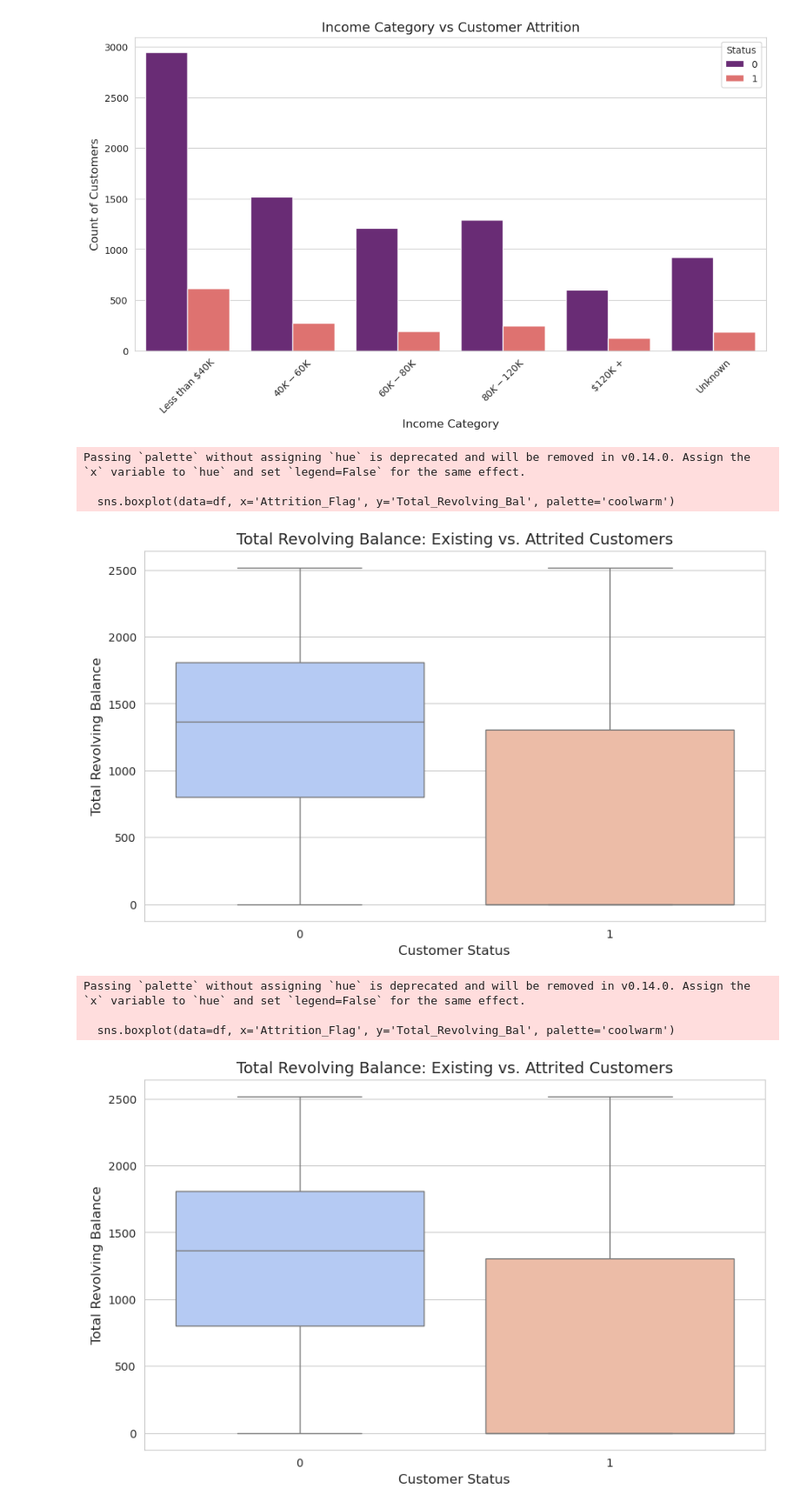
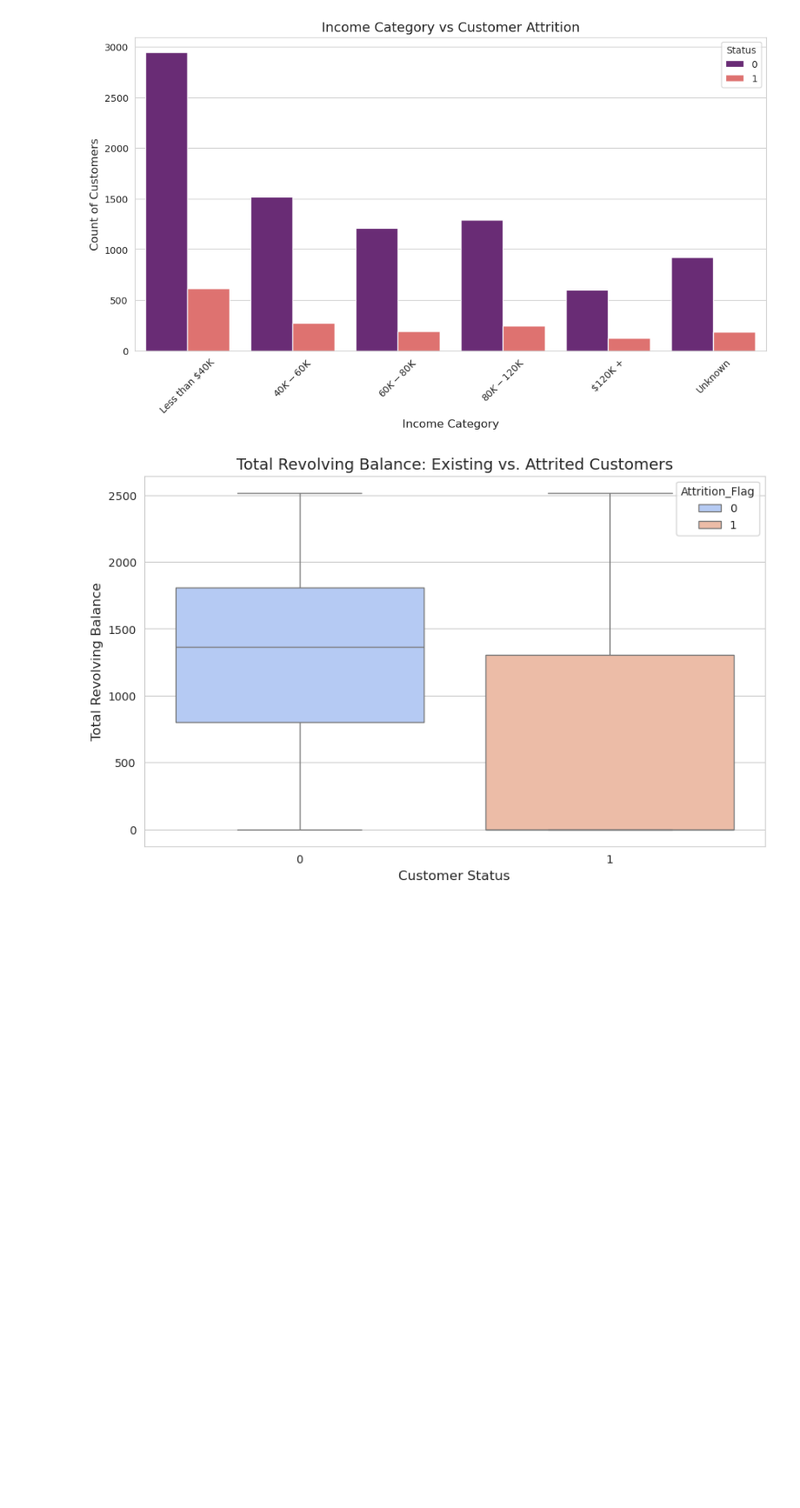
Before and after one commit to efeherek/Predicting-Credit-Card-Attrition, a Jupyter notebook: Project_Jupyter.ipynb, the cells around one changed output. Shown at 87% size. Drawn from its saved outputs; the diff is of its cells as text; code cells hidden in the pictures; blank space fills up the shorter version.

```diff
--- a/Project_Jupyter.ipynb
+++ b/Project_Jupyter.ipynb
@@ -76,3 +104,14 @@ plt.legend(title='Status', labels=['Existing', 'Attrited'])
 plt.show()
 # %% [output]
 [figure]
+# %%
+# Education level an attrition
+df['Education_Level'] = df['Education_Level'].replace('Unknown', df['Education_Level'].mode()[0])
+plt.figure(figsize=(8,5))
+sns.countplot(x='Education_Level', hue='Attrition_Flag', data=df, palette='Set1', order=['Uneducated', 'High School', 'College', 'Graduate', 'Post-Graduate', 'Doctorate'])
+plt.title('Customer Attrition by Education Level')
+plt.xlabel('Education Level')
+plt.ylabel('Count')
+plt.legend(title='Status', labels=['Existing', 'Attrited'])
+plt.savefig('Plots/attrition_by_education.png')
+plt.show()
@@ -135,27 +205,13 @@ plt.show()
 # %% [output]
 [figure]
 # %%
-# Boxplot of Total_Revolving_Bal
+#  Boxplot total revolving balance and relevance to attrition also because of strong correlation in heatmap.
 plt.figure(figsize=(10, 6))
-sns.boxplot(data=df, x='Attrition_Flag', y='Total_Revolving_Bal', palette='coolwarm')
+sns.boxplot(data=df, x='Attrition_Flag', y='Total_Revolving_Bal', hue='Attrition_Flag', palette='coolwarm', legend=True)
 plt.title('Total Revolving Balance: Existing vs. Attrited Customers', fontsize=14)
 plt.xlabel('Customer Status', fontsize=12)
 plt.ylabel('Total Revolving Balance', fontsize=12)
-plt.savefig('boxplot_revolving.png')
-plt.show()# 4. Boxplot of Total_Revolving_Bal
-plt.figure(figsize=(10, 6))
-sns.boxplot(data=df, x='Attrition_Flag', y='Total_Revolving_Bal', palette='coolwarm')
-plt.title('Total Revolving Balance: Existing vs. Attrited Customers', fontsize=14)
-plt.xlabel('Customer Status', fontsize=12)
-plt.ylabel('Total Revolving Balance', fontsize=12)
-plt.savefig('boxplot_revolving.png')
+plt.savefig('Plots/rev_balance_to_attrition.png')
 plt.show()
 # %% [output]
-Passing `palette` without assigning `hue` is deprecated and will be removed in v0.14.0. Assign the `x` variable to `hue` and set `legend=False` for the same effect.
-
-  sns.boxplot(data=df, x='Attrition_Flag', y='Total_Revolving_Bal', palette='coolwarm')
-[figure, old version]
+[figure, new version]
-Passing `palette` without assigning `hue` is deprecated and will be removed in v0.14.0. Assign the `x` variable to `hue` and set `legend=False` for the same effect.
-
-  sns.boxplot(data=df, x='Attrition_Flag', y='Total_Revolving_Bal', palette='coolwarm')
-[figure, removed]
```
Also changed, not shown: parts of 31 cells of this notebook, 12 other files.
